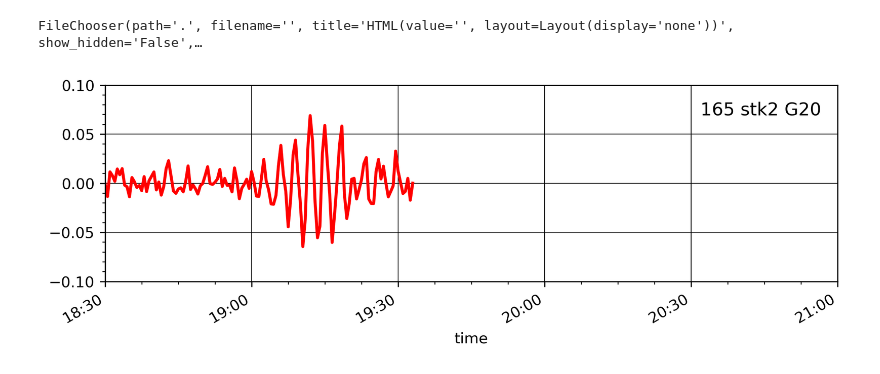
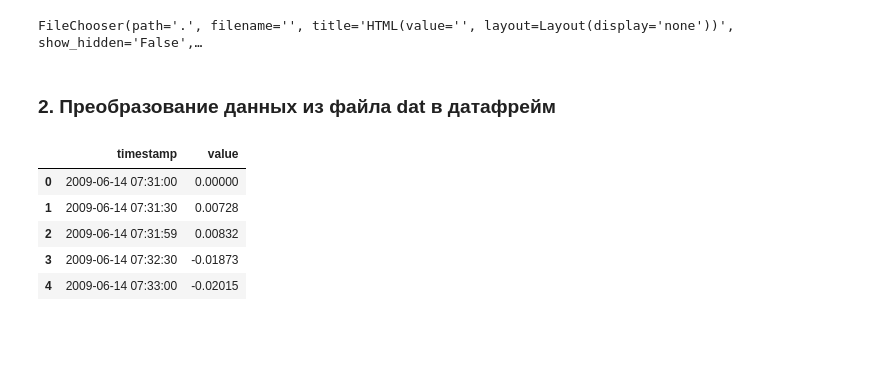
Before and after one commit to OrionApplePie/tec_analysis, a Jupyter notebook: tec_data_main.ipynb, the cells around one changed output. Cells and saved outputs as stored; diff of their text form; code cells hidden in the pictures; blank space fills up the shorter version.

Commit message:
Улучшены функции сбора датафреймов и построения графиков

```diff
--- a/tec_data_main.ipynb
+++ b/tec_data_main.ipynb
@@ -194,7 +255,3 @@ fc.title = '<b>Выберите файл с данными</b>'
 # fc.register_callback(change_title)
 # %% [output]
 FileChooser(path='.', filename='', title='HTML(value='', layout=Layout(display='none'))', show_hidden='False',…
-# %%
-plot_waveform(fc.selected)
-# %% [output]
-[figure, removed]
@@ -207,0 +258,12 @@ plot_waveform(fc.selected)
+# %% [markdown]
+### 2. Преобразование данных из файла dat в датафрейм
+# %%
+df = dat_to_df(filename=fc.selected, year=2009)
+df.head()
+# %% [output]
+|  | timestamp | value |
+| 0 | 2009-06-14 07:31:00 | 0.00000 |
+| 1 | 2009-06-14 07:31:30 | 0.00728 |
+| 2 | 2009-06-14 07:31:59 | 0.00832 |
+| 3 | 2009-06-14 07:32:30 | -0.01873 |
+| 4 | 2009-06-14 07:33:00 | -0.02015 |
```
Also changed, not shown: parts of 33 cells of this notebook, 2 other files.
